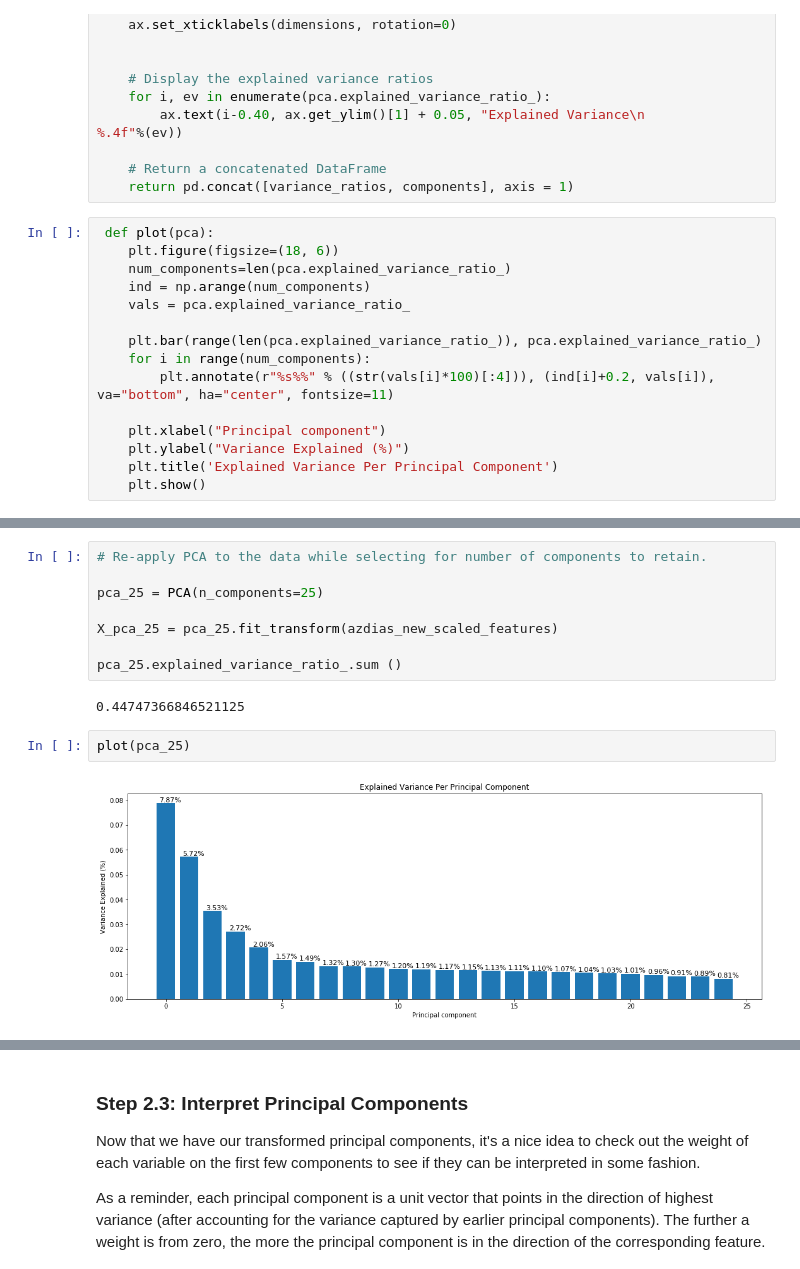
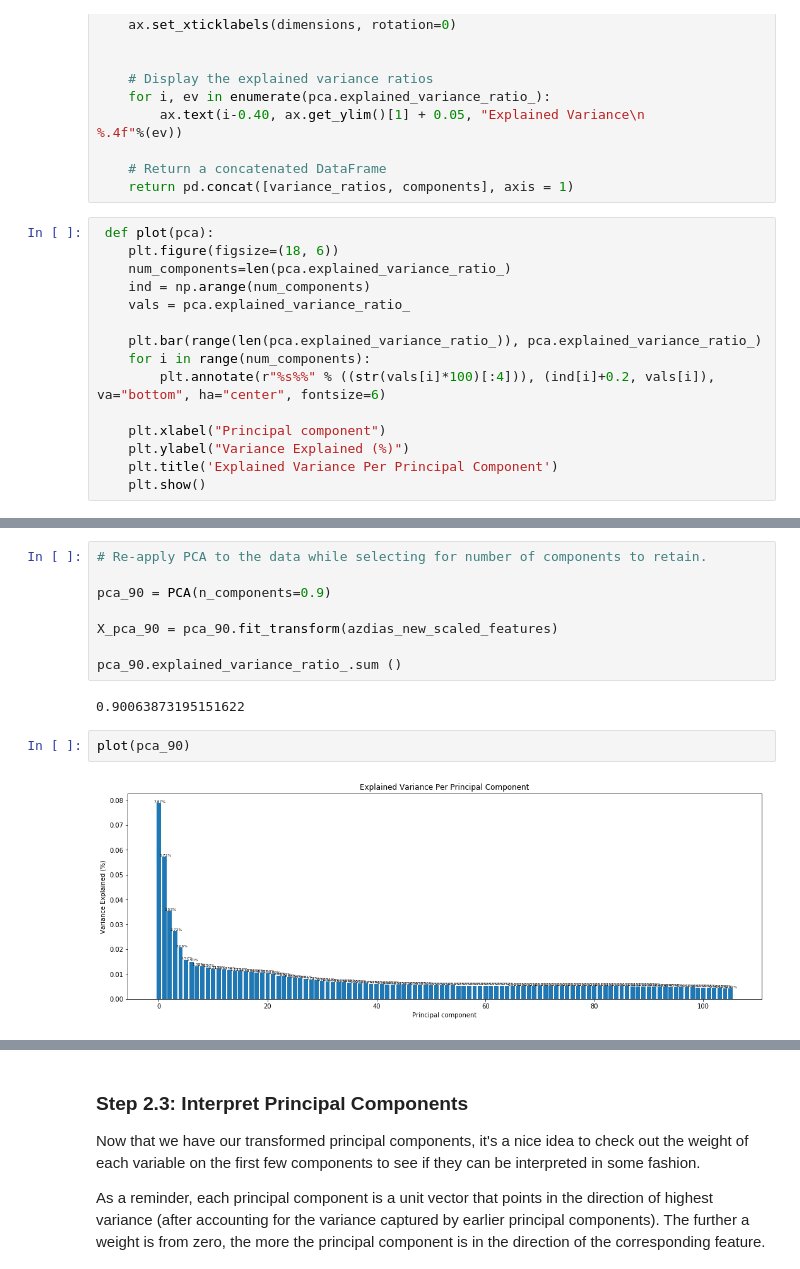
Before and after one commit to Eslam-Abdo/identify_customer_segments, a Jupyter notebook: Identify_Customer_Segments.ipynb, the cells around one changed output, grey strips where cells are left out. Cells and saved outputs as stored; diff of their text form.

```diff
--- a/Identify_Customer_Segments.ipynb
+++ b/Identify_Customer_Segments.ipynb
@@ -731,7 +731,7 @@ def pca_results(full_dataset, pca):
 
     plt.bar(range(len(pca.explained_variance_ratio_)), pca.explained_variance_ratio_)
     for i in range(num_components):
-        plt.annotate(r"%s%%" % ((str(vals[i]*100)[:4])), (ind[i]+0.2, vals[i]), va="bottom", ha="center", fontsize=11)
+        plt.annotate(r"%s%%" % ((str(vals[i]*100)[:4])), (ind[i]+0.2, vals[i]), va="bottom", ha="center", fontsize=6)
 
     plt.xlabel("Principal component")
     plt.ylabel("Variance Explained (%)")
@@ -779,15 +779,15 @@ pca_results(azdias_new_scaled_features, pca)
 # %%
 # Re-apply PCA to the data while selecting for number of components to retain.
 
-pca_25 = PCA(n_components=25)
+pca_90 = PCA(n_components=0.9)
 
-X_pca_25 = pca_25.fit_transform(azdias_new_scaled_features)
+X_pca_90 = pca_90.fit_transform(azdias_new_scaled_features)
 
-pca_25.explained_variance_ratio_.sum ()
+pca_90.explained_variance_ratio_.sum ()
 # %% [output]
-0.44747366846521125
+0.90063873195151622
 # %%
-plot(pca_25)
+plot(pca_90)
 # %% [output]
-[figure, old version]
+[figure, new version]
 # %%
```
Also changed, not shown: parts of 31 cells of this notebook, 1 other file.
